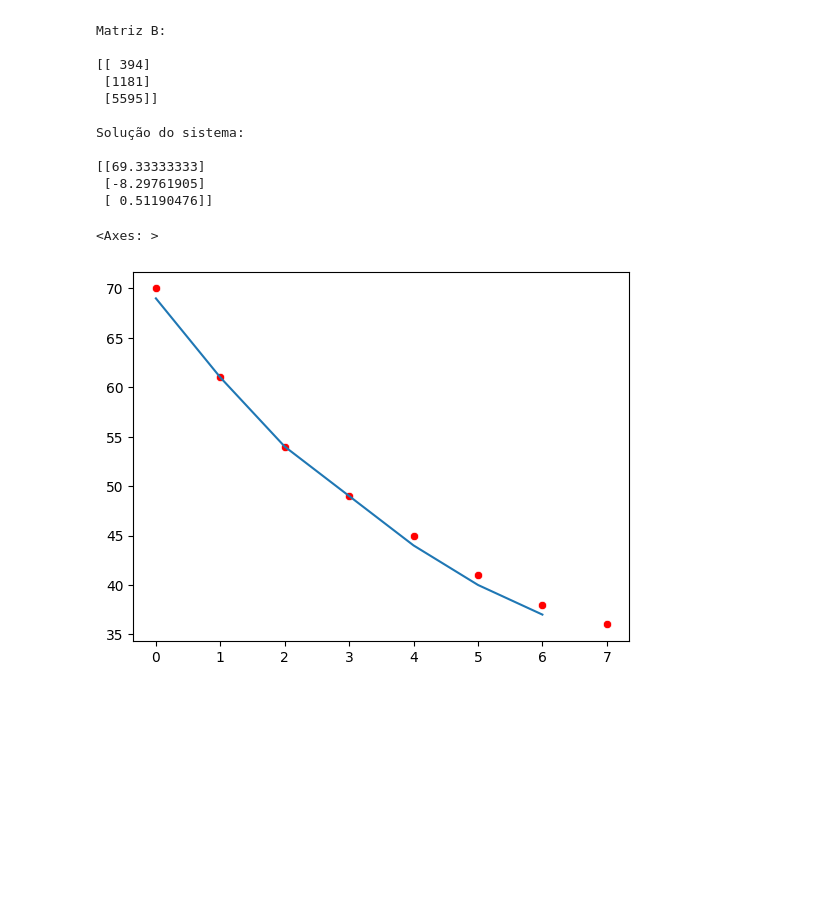
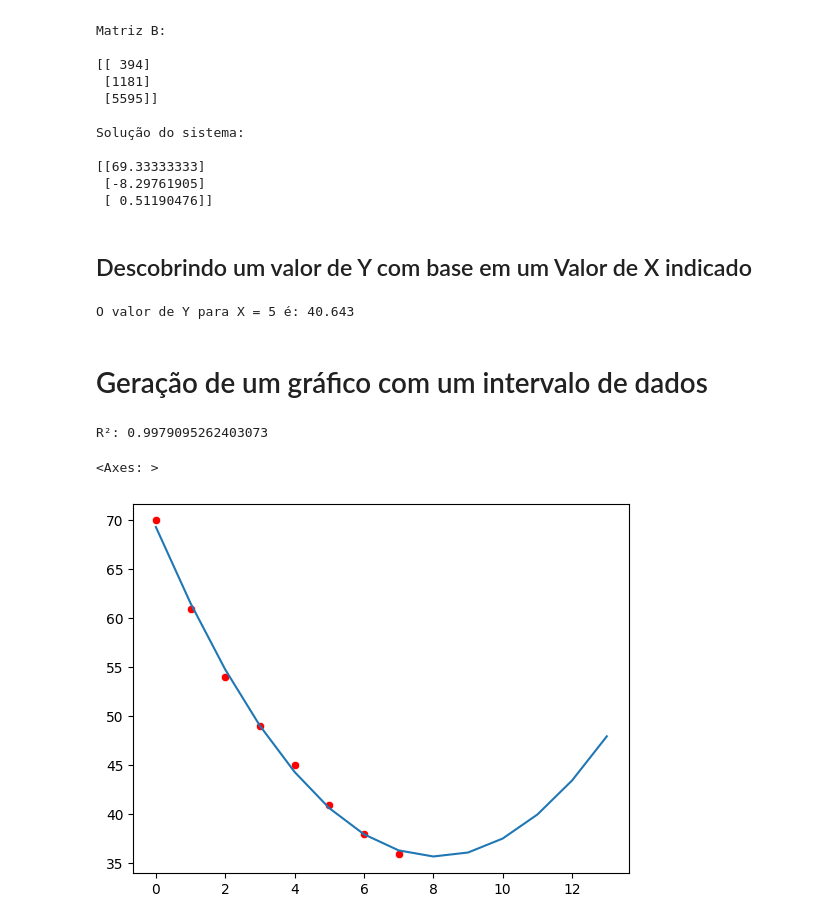
Before and after one commit to YuzuruTK/Numeric-Methods, a Jupyter notebook: curve_adjusts/new_polynomial_fitting.ipynb, the cells around one changed output. Saved outputs shown, nothing was run; the diff lists cells and outputs as text; code cells hidden in the pictures; blank space fills up the shorter version.

Commit message:
Adjusts on formula, added comentaries to explain what is happening, added R2 to see how great the curve adjust is

```diff
--- a/curve_adjusts/new_polynomial_fitting.ipynb
+++ b/curve_adjusts/new_polynomial_fitting.ipynb
@@ -76,19 +87,42 @@ Solução do sistema:
 [[69.33333333]
  [-8.29761905]
  [ 0.51190476]]
+# %% [markdown]
+## Descobrindo um valor de Y com base em um Valor de X indicado
+# %%
+x = int(input("Valor de X que se deseja calcular: "))
+
+y = 0
+for i in range(len(system_solution)):
+    y += system_solution[i,0] * (x ** i)
+
+print(f"O valor de Y para X = {x} é: {y:.3f}")
+# %% [output]
+O valor de Y para X = 5 é: 40.643
+# %% [markdown]
+# Geração de um gráfico com um intervalo de dados
 # %%
 # Gera uma lista de X do 0 até o maior numero da lista * 2, com espaçamento de 1 em 1
-generated_x_list = np.arange(0, max(x_list), 1)
-range(max(x_list) * 2)
+generated_x_list = range(0, max(x_list) * 2, 1)
+# Lista dos valores previstos para Y
 predicted_y = []
 for xi in generated_x_list:
+    # Somatório do polinomio
     y = 0
     for i in range(len(system_solution)):
         y += system_solution[i,0] * (xi ** i)
-    predicted_y.append(int(y))
+    predicted_y.append(y)
+
+y_mean = np.mean(y_list)
+sqt = np.sum((np.array(y_list) - y_mean) ** 2)
+sqe = np.sum((np.array(y_list) - np.array(predicted_y[0:max(x_list) + 1])) ** 2)
+r_squared = 1 - (sqe / sqt)
+print(f"R²: {r_squared}")
+
 
 sns.scatterplot(x=x_list, y=y_list, color="r")
 sns.lineplot(x=generated_x_list, y=predicted_y)
 # %% [output]
-<Axes: >
+R²: 0.9979095262403073
+<Axes: >
-[figure, old version]
+[figure, new version]
```
Also changed, not shown: parts of 5 cells of this notebook.
